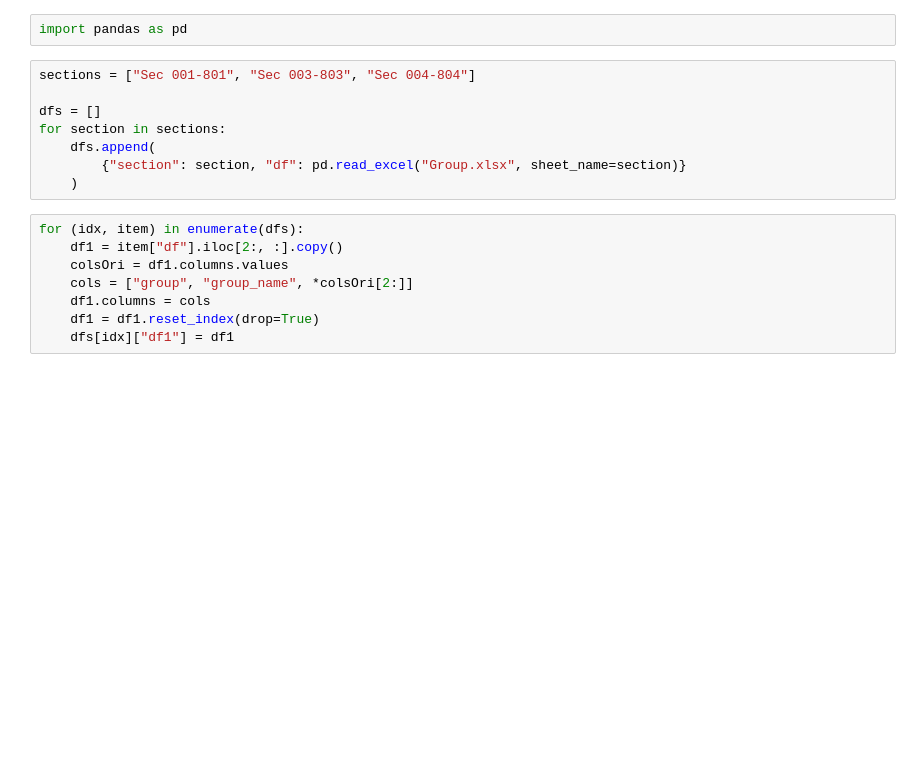
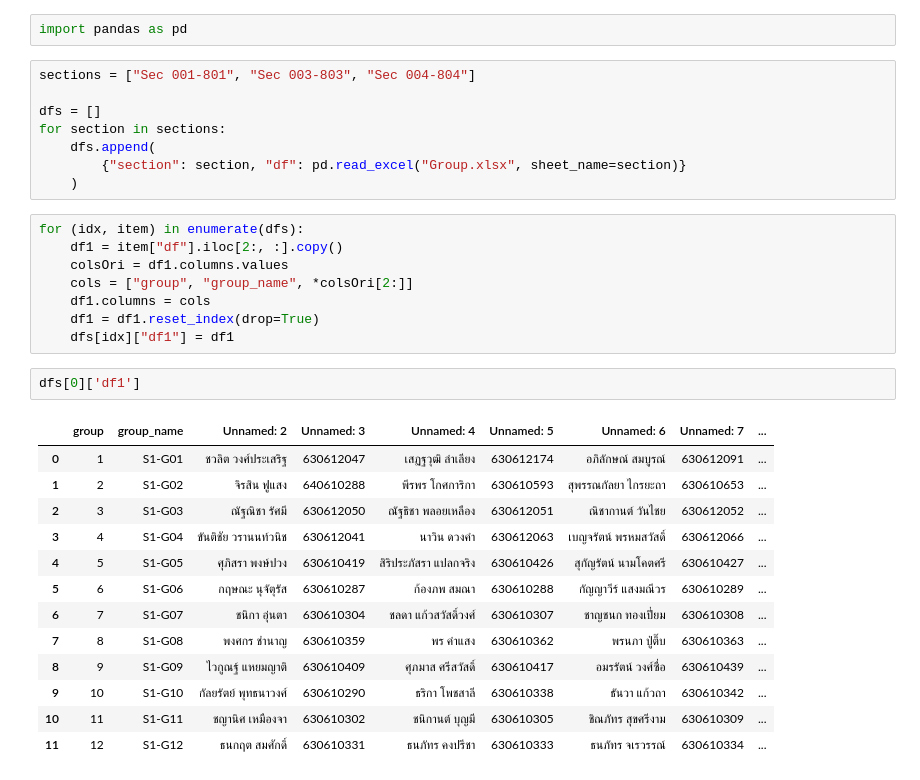
Before and after one commit to prodsup-66/prod-sup-2564-2, a Jupyter notebook: Code/group-project/group.ipynb, the cells around one changed output. Cells and saved outputs as stored; diff of their text form; blank space fills up the shorter version.

Commit message:
update group

```diff
--- a/Code/group-project/group.ipynb
+++ b/Code/group-project/group.ipynb
@@ -16,6 +16,22 @@ for (idx, item) in enumerate(dfs):
     df1.columns = cols
     df1 = df1.reset_index(drop=True)
     dfs[idx]["df1"] = df1
+# %%
+dfs[0]['df1']
+# %% [output]
+|  | group | group_name | Unnamed: 2 | Unnamed: 3 | Unnamed: 4 | Unnamed: 5 | Unnamed: 6 | Unnamed: 7 | ... |
+| 0 | 1 | S1-G01 | ชวลิต วงศ์ประเสริฐ | 630612047 | เสฏฐวุฒิ ลำเลียง | 630612174 | อภิลักษณ์ สมบูรณ์ | 630612091 | ... |
+| 1 | 2 | S1-G02 | จิรสิน ฟูแสง | 640610288 | พีรพร โกศการิกา | 630610593 | สุพรรณกัลยา ไกรยะถา | 630610653 | ... |
+| 2 | 3 | S1-G03 | ณัฐณิชา รัศมี | 630612050 | ณัฐธิชา พลอยเหลือง | 630612051 | ณิชากานต์ วันไชย | 630612052 | ... |
+| 3 | 4 | S1-G04 | ขันติชัย วรานนท์วนิช | 630612041 | นาวิน ดวงคำ | 630612063 | เบญจรัตน์ พรหมสวัสดิ์ | 630612066 | ... |
+| 4 | 5 | S1-G05 | ศุภิสรา พงษ์ปวง | 630610419 | สิริประภัสรา แปลกจริง | 630610426 | สุกัญรัตน์ นามโคตศรี | 630610427 | ... |
+| 5 | 6 | S1-G06 | กฤษณะ นุจัตุรัส | 630610287 | ก้องภพ สมณา | 630610288 | กัญญาวีร์ แสงมณีวร | 630610289 | ... |
+| 6 | 7 | S1-G07 | ชนิกา อุ่นตา | 630610304 | ชลดา แก้วสวัสดิ์วงศ์ | 630610307 | ชาญชนก ทองเปี่ยม | 630610308 | ... |
+| 7 | 8 | S1-G08 | พงศกร ชำนาญ | 630610359 | พร คำแสง | 630610362 | พรนภา ปู่ติ๊บ | 630610363 | ... |
+| 8 | 9 | S1-G09 | ไวกูณฐ์ แหยมญาติ | 630610409 | ศุภมาส ศรีสวัสดิ์ | 630610417 | อมรรัตน์ วงศ์ซื่อ | 630610439 | ... |
+| 9 | 10 | S1-G10 | กัลยรัตย์ พุทธนาวงศ์ | 630610290 | ธริกา โพชสาลี | 630610338 | ธันวา แก้วถา | 630610342 | ... |
+| 10 | 11 | S1-G11 | ชญานิศ เหมืองจา | 630610302 | ชนิกานต์ บุญมี | 630610305 | ชิณภัทร สุขศรีงาม | 630610309 | ... |
+| 11 | 12 | S1-G12 | ธนกฤต สมศักดิ์ | 630610331 | ธนภัทร คงปรีชา | 630610333 | ธนภัทร จเรวรรณ์ | 630610334 | ... |
 # %%
 data = []
 
```
Also changed, not shown: parts of 9 cells of this notebook, 3 other files.
